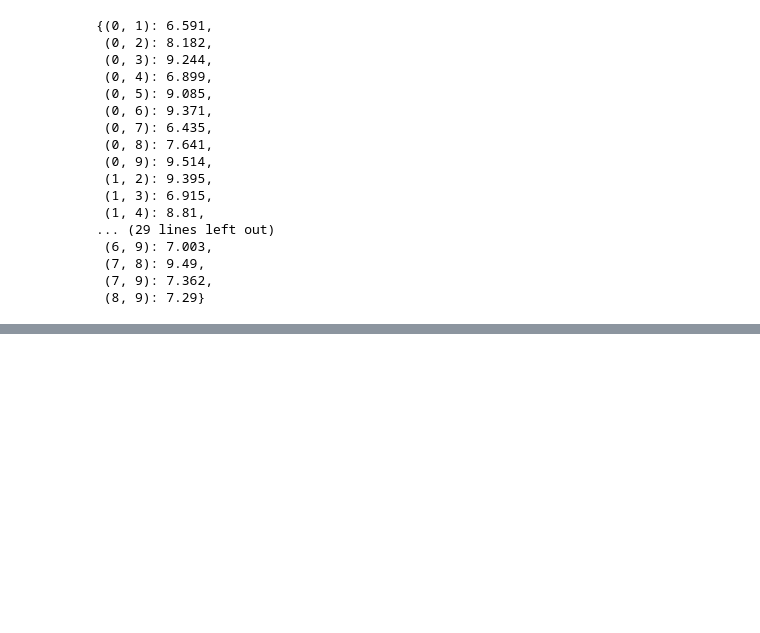
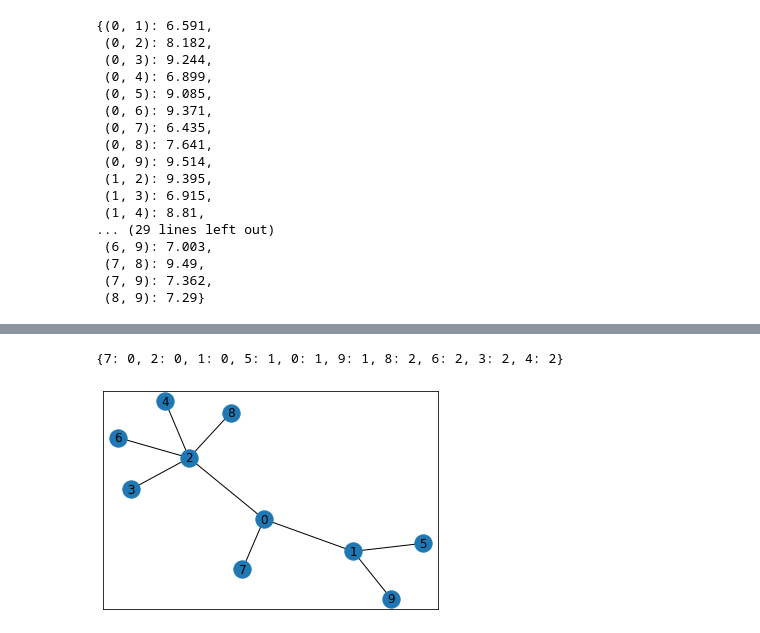
Before and after one commit to briancpark/cs170-project, a Jupyter notebook: CS 170 Project Notebook.ipynb, the cells around one changed output, grey strips where cells are left out. Saved outputs shown, nothing was run; the diff lists cells and outputs as text; code cells hidden in the pictures; blank space fills up the shorter version.

```diff
--- a/CS 170 Project Notebook.ipynb
+++ b/CS 170 Project Notebook.ipynb
@@ -114,0 +126,16 @@ plt.show
+# %%
+G, stress = parse.read_input_file("in_out/10.in")
+G_res = parse.read_output_file("in_out/10.out", G, stress)
+#utils.convert_dictionary(G_res)
+G_res
+# %% [output]
+{7: 0, 2: 0, 1: 0, 5: 1, 0: 1, 9: 1, 8: 2, 6: 2, 3: 2, 4: 2}
+# %%
+G_list = [(k, v) for k, v in G_res.items()]
+G_new = nx.Graph()
+
+G_new.add_edges_from(G_list)
+nx.draw_networkx(G_new)
+plt.show()
+# %% [output]
+[figure, added]
```
Also changed, not shown: parts of 17 cells of this notebook, 4 other files.
